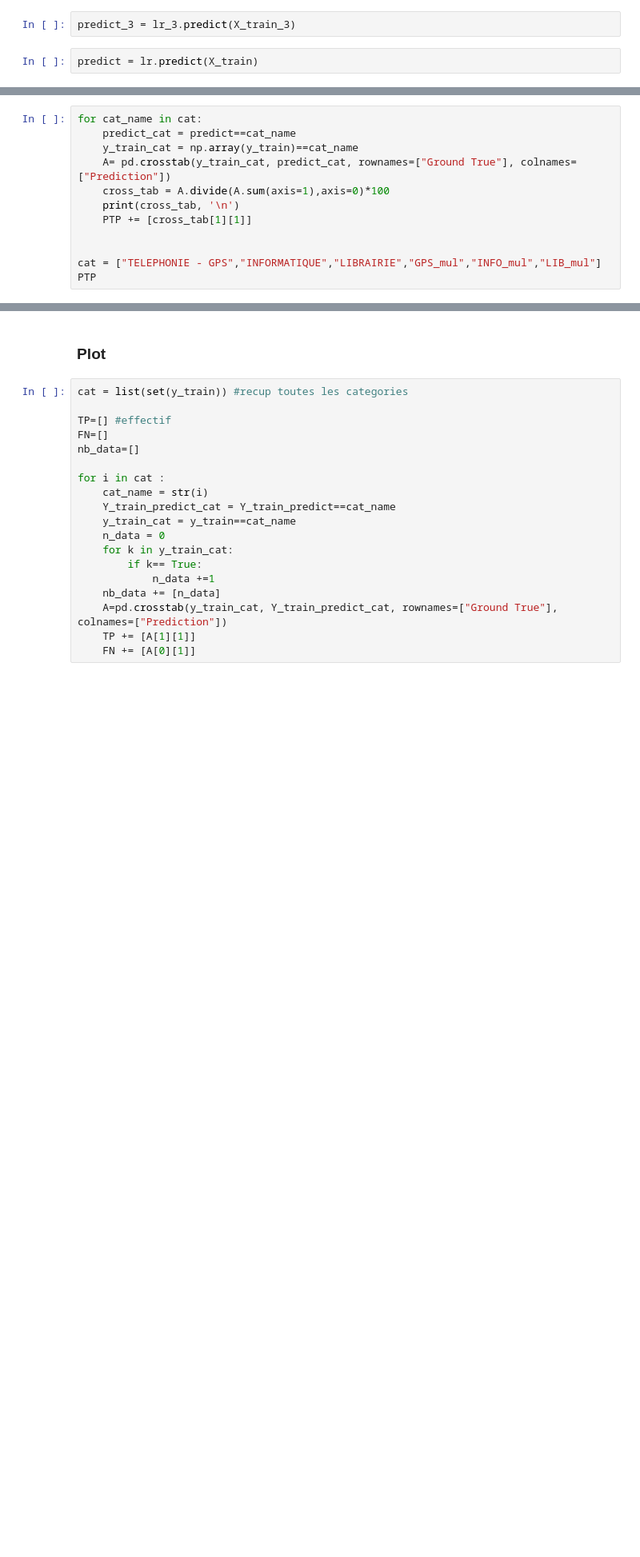
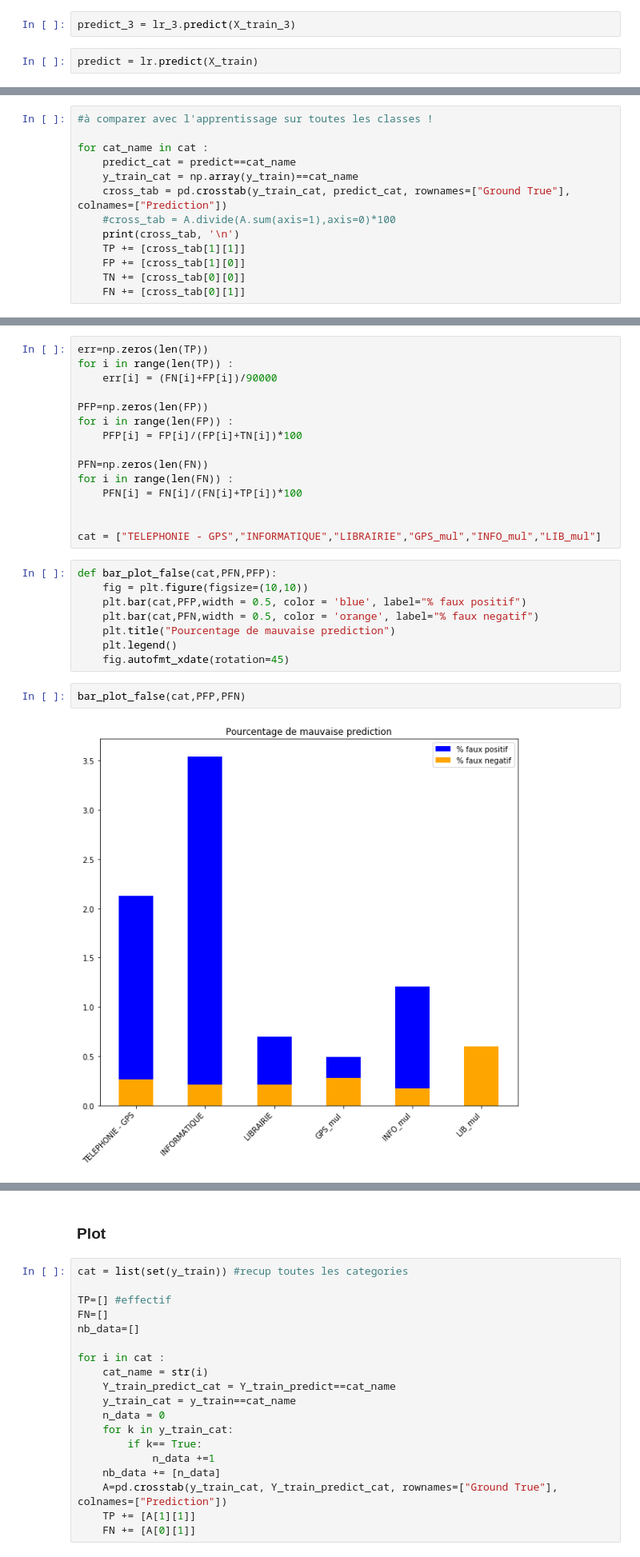
Before and after one commit to bguillouet/2020_4A_TEXTE, a Jupyter notebook: Classification.ipynb, the cells around one changed output, grey strips where cells are left out. Shown at 80% size. Drawn from its saved outputs; the diff is of its cells as text; blank space fills up the shorter version.

Commit message:
modif plot

```diff
--- a/Classification.ipynb
+++ b/Classification.ipynb
@@ -162,13 +180,14 @@ PTP =[PTP_1,PTP_2,PTP_3]
 # %%
-for cat_name in cat:
+#à comparer avec l'apprentissage sur toutes les classes !
+
+for cat_name in cat :
     predict_cat = predict==cat_name
     y_train_cat = np.array(y_train)==cat_name
-    A= pd.crosstab(y_train_cat, predict_cat, rownames=["Ground True"], colnames=["Prediction"])
-    cross_tab = A.divide(A.sum(axis=1),axis=0)*100
+    cross_tab = pd.crosstab(y_train_cat, predict_cat, rownames=["Ground True"], colnames=["Prediction"])
+    #cross_tab = A.divide(A.sum(axis=1),axis=0)*100
     print(cross_tab, '\n')
-    PTP += [cross_tab[1][1]]
-
-
-cat = ["TELEPHONIE - GPS","INFORMATIQUE","LIBRAIRIE","GPS_mul","INFO_mul","LIB_mul"]
-PTP
+    TP += [cross_tab[1][1]]
+    FP += [cross_tab[1][0]]
+    TN += [cross_tab[0][0]]
+    FN += [cross_tab[0][1]]
 # %% [output]
@@ -195 +208,28 @@ True          0.000000  100.000000
+# %%
+err=np.zeros(len(TP))
+for i in range(len(TP)) :
+    err[i] = (FN[i]+FP[i])/90000
+
+PFP=np.zeros(len(FP))
+for i in range(len(FP)) :
+    PFP[i] = FP[i]/(FP[i]+TN[i])*100
+
+PFN=np.zeros(len(FN))
+for i in range(len(FN)) :
+    PFN[i] = FN[i]/(FN[i]+TP[i])*100
+
+
+cat = ["TELEPHONIE - GPS","INFORMATIQUE","LIBRAIRIE","GPS_mul","INFO_mul","LIB_mul"]
+# %%
+def bar_plot_false(cat,PFN,PFP):
+    fig = plt.figure(figsize=(10,10))
+    plt.bar(cat,PFP,width = 0.5, color = 'blue', label="% faux positif")
+    plt.bar(cat,PFN,width = 0.5, color = 'orange', label="% faux negatif")
+    plt.title("Pourcentage de mauvaise prediction")
+    plt.legend()
+    fig.autofmt_xdate(rotation=45)
+# %%
+bar_plot_false(cat,PFP,PFN)
+# %% [output]
+[figure, added]
 # %%
```
Also changed, not shown: parts of 20 cells of this notebook.
